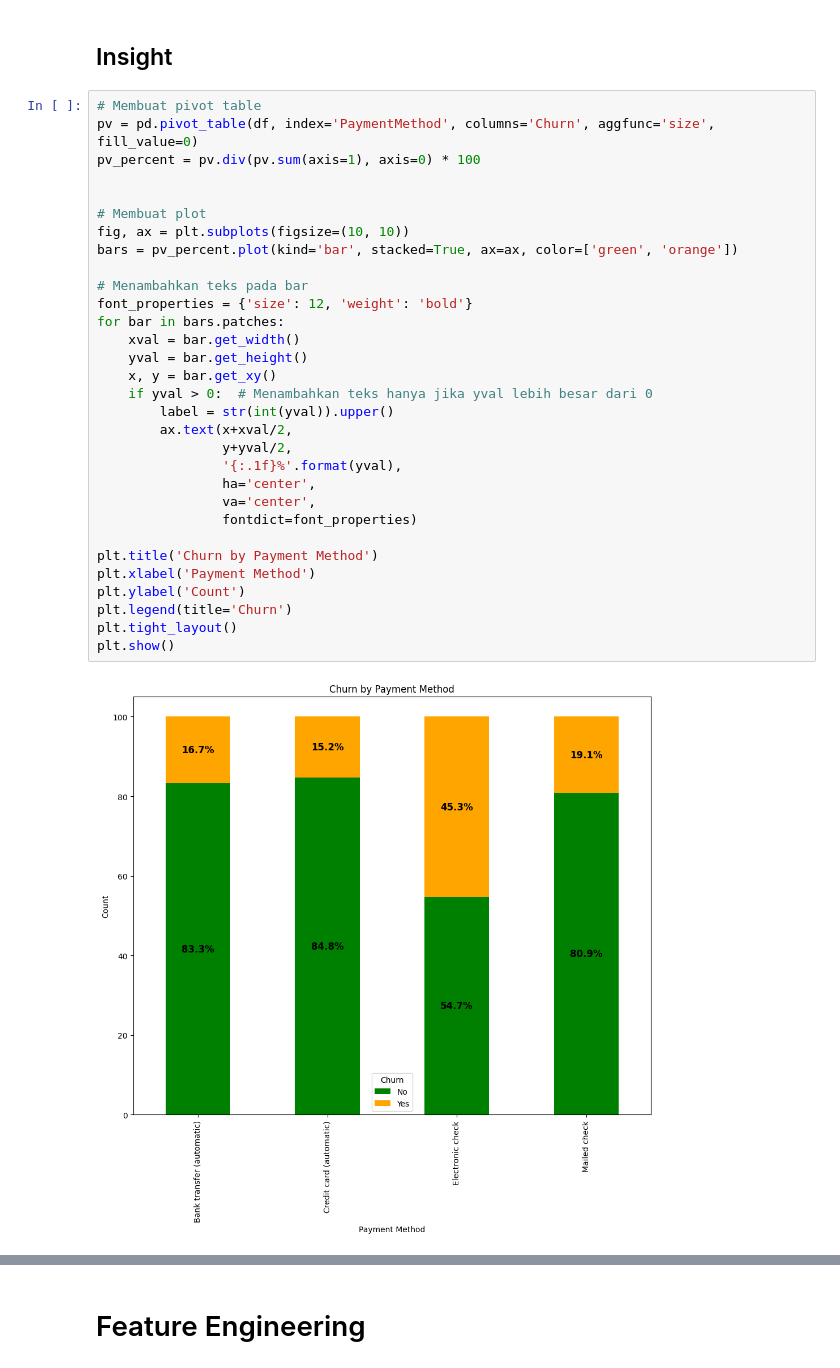
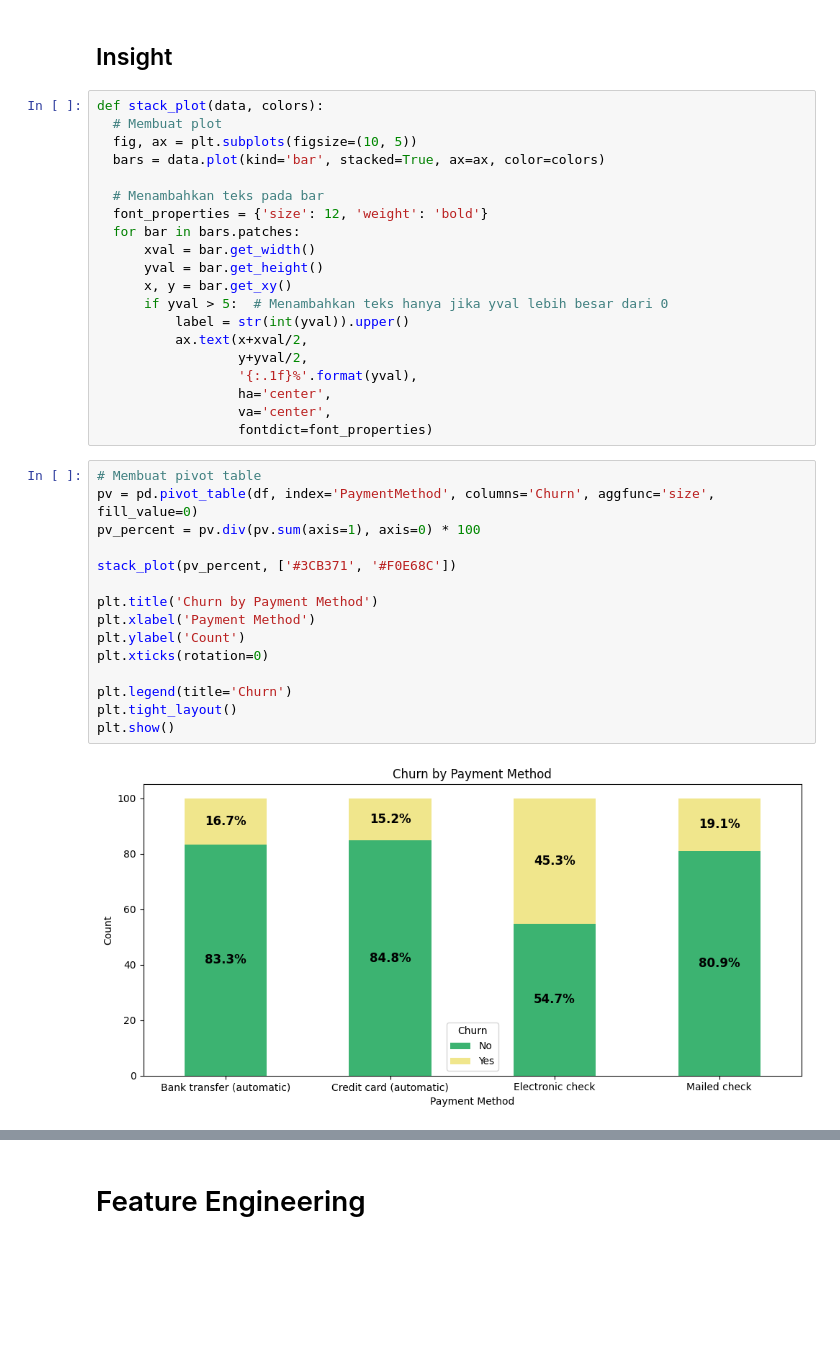
Before and after one commit to Naufalfdh19/Project-Data-Science, a Jupyter notebook: Project 6 - Customer Churn Classification/Project_6_Customer_Churn_Classification.ipynb, the cells around one changed output, grey strips where cells are left out. Cells and saved outputs as stored; diff of their text form; blank space fills up the shorter version.

```diff
--- a/Project 6 - Customer Churn Classification/Project_6_Customer_Churn_Classification.ipynb
+++ b/Project 6 - Customer Churn Classification/Project_6_Customer_Churn_Classification.ipynb
@@ -320,35 +308,39 @@ plt.show()
 # %% [markdown]
 ## Insight
 # %%
-# Membuat pivot table
-pv = pd.pivot_table(df, index='PaymentMethod', columns='Churn', aggfunc='size', fill_value=0)
-pv_percent = pv.div(pv.sum(axis=1), axis=0) * 100
+def stack_plot(data, colors):
+  # Membuat plot
+  fig, ax = plt.subplots(figsize=(10, 5))
+  bars = data.plot(kind='bar', stacked=True, ax=ax, color=colors)
 
-
-# Membuat plot
-fig, ax = plt.subplots(figsize=(10, 10))
-bars = pv_percent.plot(kind='bar', stacked=True, ax=ax, color=['green', 'orange'])
-
-# Menambahkan teks pada bar
-font_properties = {'size': 12, 'weight': 'bold'}
-for bar in bars.patches:
-    xval = bar.get_width()
-    yval = bar.get_height()
-    x, y = bar.get_xy()
-    if yval > 0:  # Menambahkan teks hanya jika yval lebih besar dari 0
-        label = str(int(yval)).upper()
-        ax.text(x+xval/2,
-                y+yval/2,
-                '{:.1f}%'.format(yval),
-                ha='center',
-                va='center',
-                fontdict=font_properties)
-
-plt.title('Churn by Payment Method')
-plt.xlabel('Payment Method')
-plt.ylabel('Count')
-plt.legend(title='Churn')
-plt.tight_layout()
-plt.show()
+  # Menambahkan teks pada bar
+  font_properties = {'size': 12, 'weight': 'bold'}
+  for bar in bars.patches:
+      xval = bar.get_width()
+      yval = bar.get_height()
+      x, y = bar.get_xy()
+      if yval > 5:  # Menambahkan teks hanya jika yval lebih besar dari 0
+          label = str(int(yval)).upper()
+          ax.text(x+xval/2,
+                  y+yval/2,
+                  '{:.1f}%'.format(yval),
+                  ha='center',
+                  va='center',
+                  fontdict=font_properties)
-# %% [output]
-[figure, removed]
+# %%
+# Membuat pivot table
+pv = pd.pivot_table(df, index='PaymentMethod', columns='Churn', aggfunc='size', fill_value=0)
+pv_percent = pv.div(pv.sum(axis=1), axis=0) * 100
+
+stack_plot(pv_percent, ['#3CB371', '#F0E68C'])
+
+plt.title('Churn by Payment Method')
+plt.xlabel('Payment Method')
+plt.ylabel('Count')
+plt.xticks(rotation=0)
+
+plt.legend(title='Churn')
+plt.tight_layout()
+plt.show()
+# %% [output]
+[figure, added]
```
Also changed, not shown: parts of 14 cells of this notebook.
